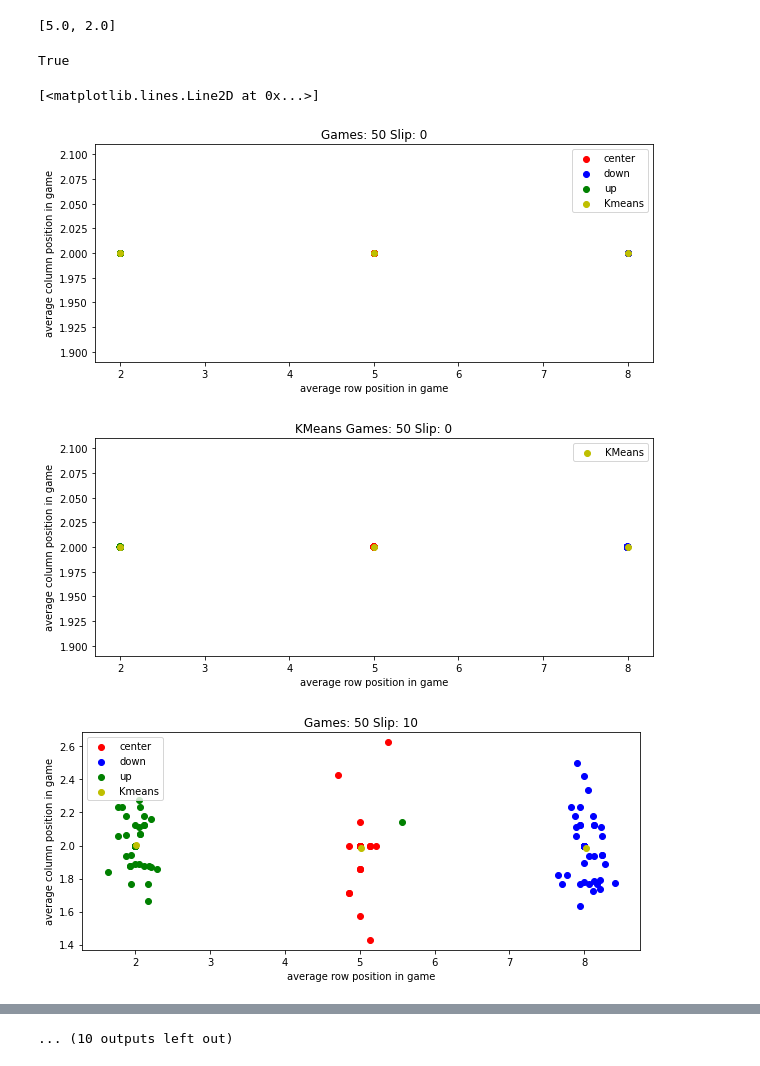
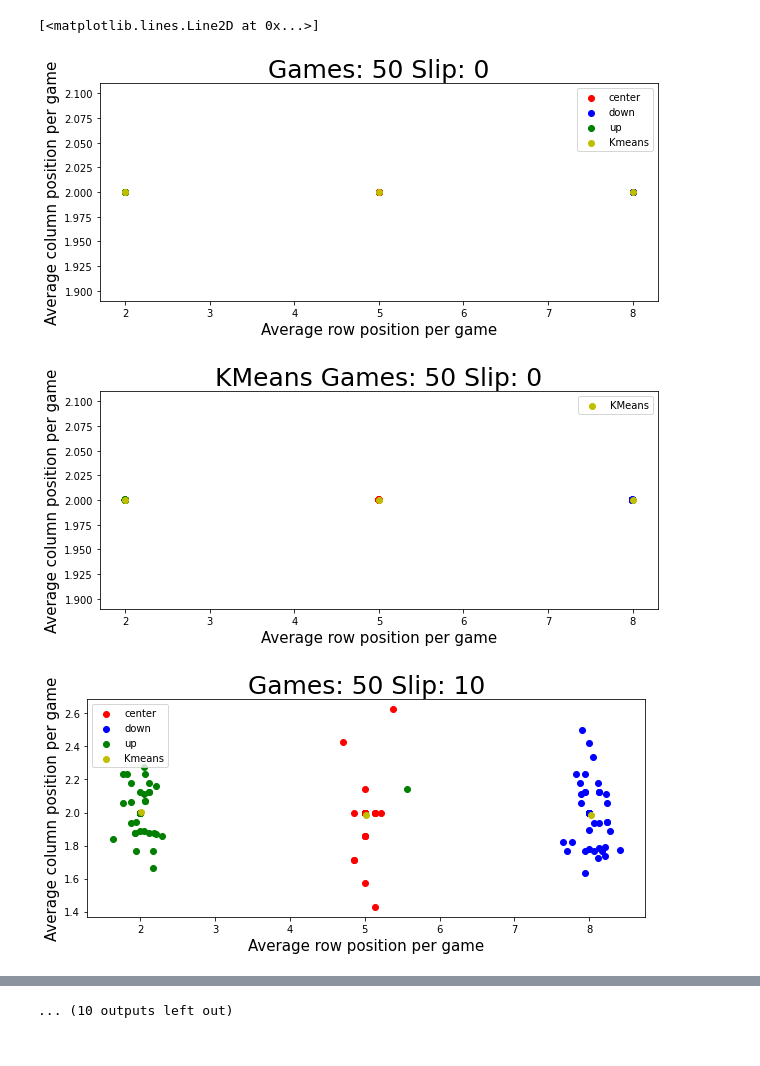
Before and after one commit to daniellawson9999/task1-irl, a Jupyter notebook: sigma-girl-MIIRL/dataparsing.ipynb, the cells around one changed output, grey strips where cells are left out. Saved outputs shown, nothing was run; the diff lists cells and outputs as text; code cells hidden in the pictures.

```diff
--- a/sigma-girl-MIIRL/dataparsing.ipynb
+++ b/sigma-girl-MIIRL/dataparsing.ipynb
@@ -115,30 +114,25 @@ for i in range(len(combined_data)):
 for i in range(len(combined_data)):
     kmeans[i].cluster_centers_
-# %%
-#kmeans[1].cluster_centers_
-#kmeans[0].cluster_centers_[:,0]
-#print(len(combined_data))
-print(point.tolist())
-point.tolist() in center_data_list
-# %% [output]
-[5.0, 2.0]
-True
 # %%
+#Scans through all of the data and prints the average row position in each game
+# for each slip probability with the KMeans data printed underneath
 totalerrors = []
+#Makes a graph for each slip probability
 for i in range(len(summarized_center_data)):
     plt.figure(figsize = (10,4))
     plt.scatter(summarized_center_data[i][:,0], summarized_center_data[i][:,1], c='r', label = 'center')
     plt.scatter(summarized_down_data[i][:,0], summarized_down_data[i][:,1],  c='b', label = 'down')
     plt.scatter(summarized_up_data[i][:,0], summarized_up_data[i][:,1],  c='g', label = 'up')
     plt.scatter(kmeans[i].cluster_centers_[:, 0], kmeans[i].cluster_centers_[:, 1], c='y', label = 'Kmeans')
-    plt.xlabel('average row position in game')
-    plt.ylabel('average column position in game')
+    plt.xlabel('Average row position per game', fontsize = 15)
+    plt.ylabel('Average column position per game', fontsize = 15)
     plt.legend()
-    plt.title('Games: 50 Slip: ' + str(i*10))
+    plt.title('Games: 50 Slip: ' + str(i*10), fontsize = 25)
     plt.figure(figsize = (10,4))
     colors = []
     centers = sorted(kmeans[i].cluster_centers_[:,0])
     mappings = []
+    #Remaps KMeans colors to match the colors for up, center, and down
     for j in range(3):
         mappings.append(centers.index(kmeans[i].cluster_centers_[:,0][j]))
     newlabels = []
@@ -150,39 +144,42 @@ for i in range(len(summarized_center_data)):
         elif label == 1:
             color = 'red'
         else:
             color = 'blue'
         colors.append(color)
     error = 0
     down_data_list = summarized_down_data[i].tolist()
     center_data_list = summarized_center_data[i].tolist()
     up_data_list = summarized_up_data[i].tolist()
+    #Chcecks the error by checking each point against the KMeans cluster to see if they match
     for j in range(len(combined_data[i])):
         point = combined_data[i][j].tolist()
         label = newlabels[j]
         if label == 0:
             if point not in up_data_list:
                 error += 1
         elif label == 1:
             if point not in center_data_list:
                 error += 1
         else:
             if point not in down_data_list:
                 error += 1
     error /= len(combined_data[i])
     totalerrors.append(error)
+    #Makes the KMeans graph for each slip probability
     plt.scatter(combined_data[i][:,0], combined_data[i][:,1], c = colors)
     plt.scatter(kmeans[i].cluster_centers_[:, 0], kmeans[i].cluster_centers_[:, 1], c='y', label = 'KMeans')
-    plt.xlabel('average row position in game')
-    plt.ylabel('average column position in game')
+    plt.xlabel('Average row position per game', fontsize = 15)
+    plt.ylabel('Average column position per game', fontsize = 15)
     plt.legend()
-    plt.title('KMeans Games: 50 Slip: ' + str(i*10))
+    plt.title('KMeans Games: 50 Slip: ' + str(i*10), fontsize = 25)
+#Makes the summary graph for all of the data
 plt.figure(figsize = (10,4))
-plt.ylabel('percentage error in each game')
-plt.xlabel('individual game')
-plt.title('Error across differing slip probabilities')
+plt.ylabel('Percentage error in each game (0.1 = 10%)', fontsize = 15)
+plt.xlabel('Slip probability (1 is 10% slip probability)', fontsize = 15)
+plt.title('Error across differing slip probabilities', fontsize = 25)
 plt.plot(totalerrors)
 # %% [output]
 [<matplotlib.lines.Line2D at 0x...>]
-[figure, old version]
+[figure, new version]
-[figure, old version]
+[figure, new version]
-[figure, old version]
+[figure, new version]
```
Also changed, not shown: parts of 16 cells of this notebook, 2 other files.
